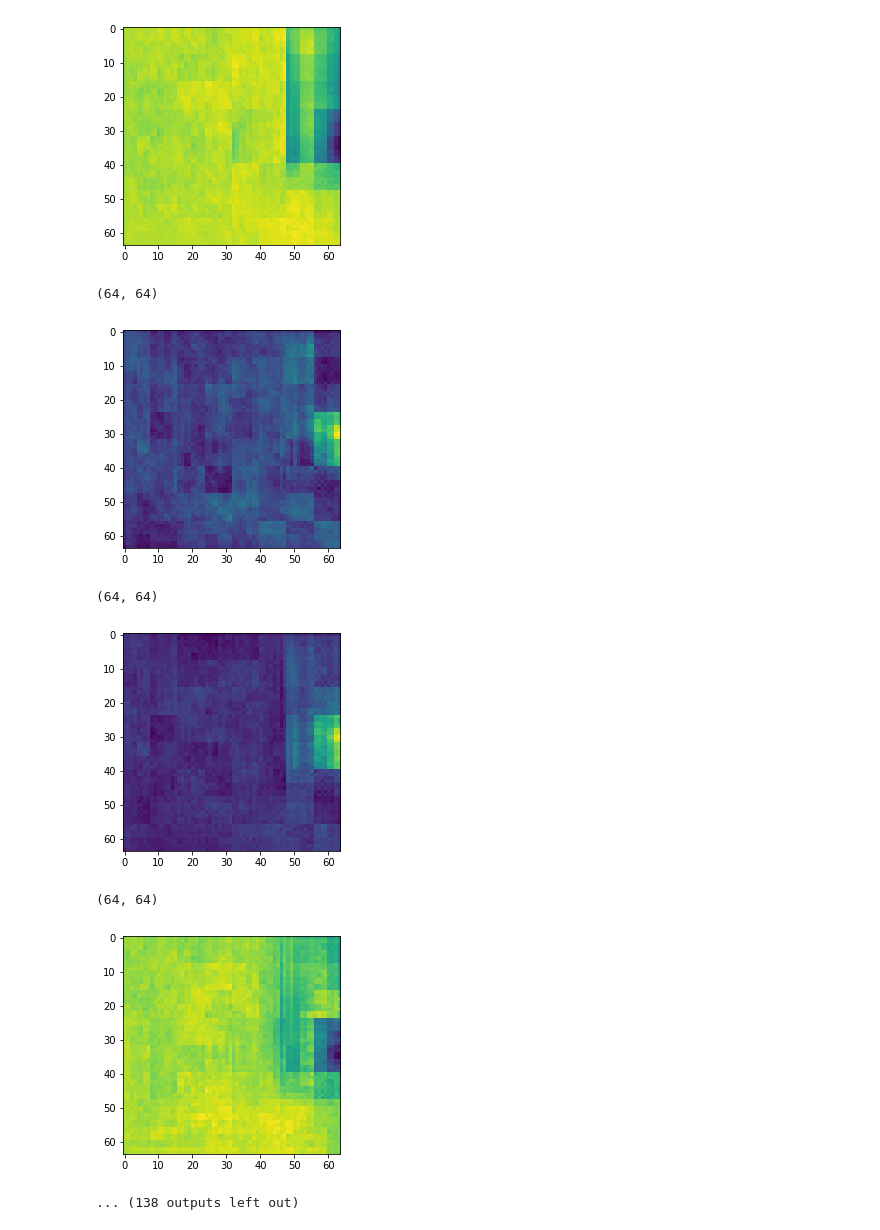
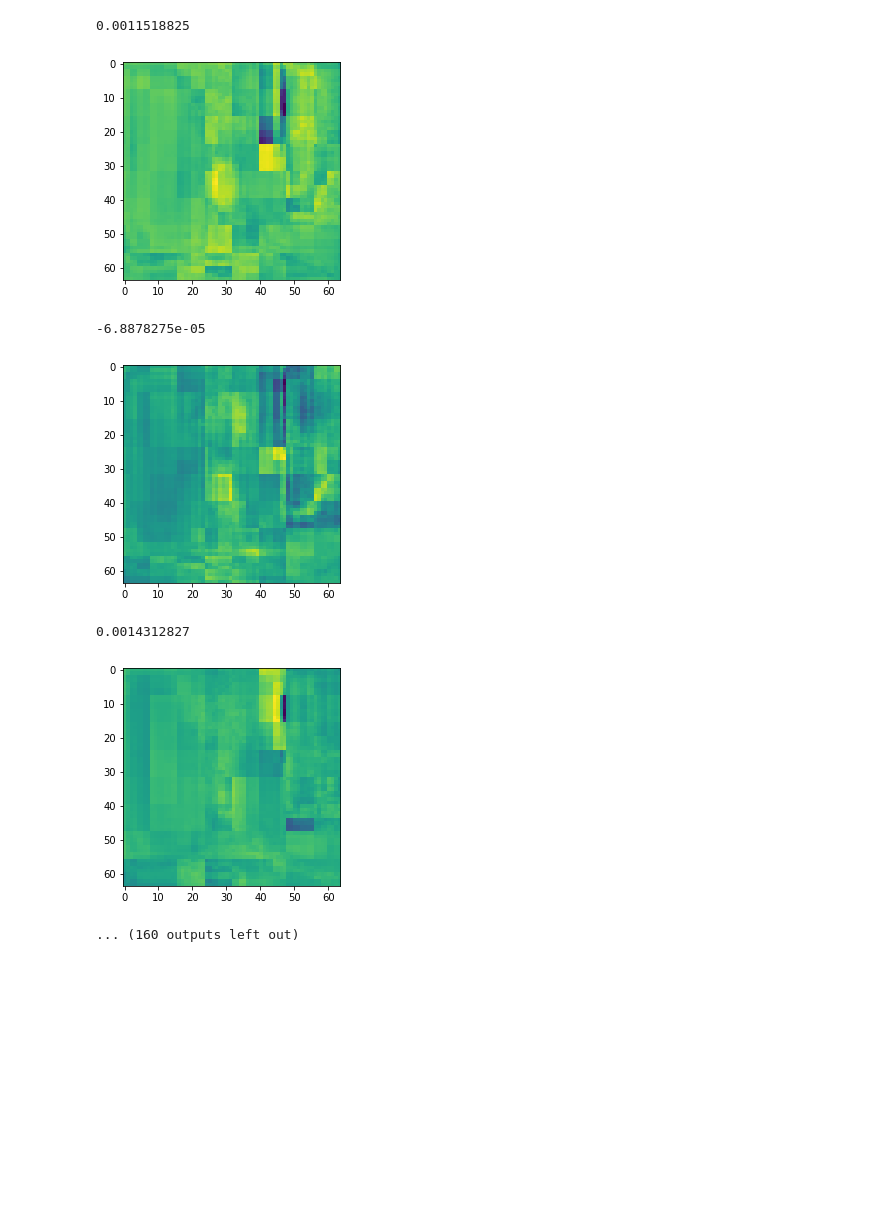
Before and after one commit to MetaDev/Stacked_Hourglass_Network_Keras, a Jupyter notebook: src/top/test_inference.ipynb, the cells around one changed output. Cells and saved outputs as stored; diff of their text form; code cells hidden in the pictures; blank space fills up the shorter version.

```diff
--- a/src/top/test_inference.ipynb
+++ b/src/top/test_inference.ipynb
@@ -30,14 +67,17 @@ img_dir="../../data/test_images"
 for file in os.listdir(img_dir):
     print(file)
     img_file=os.path.join(img_dir,file)
-    out,scale = xnet.inference_file(img_file)
+    image_data=imageio.imread(img_file)
+    out,scale = inference_file(img_file,xnet)
 
     kps = post_process_heatmap(out[0,:,:,:])
     #first element of batch
     out=out[0]
-    print(out.shape)
+    print(np.mean(image_data))
+    print(np.std(image_data))
+    print(np.shape(image_data))
     for j in range(out.shape[-1]):
-        print(out[:,:,j].shape)
+        print(np.mean(out[:,:,j]))
         plt.imshow(out[:,:,j])
         plt.show()
     mkps = list()
@@ -60,8 +103,7 @@ for file in os.listdir(img_dir):
+0.0011518825
-[figure, old version]
+[figure, new version]
-(64, 64)
+-6.8878275e-05
-[figure, old version]
+[figure, new version]
-(64, 64)
+0.0014312827
-[figure, old version]
+[figure, new version]
-(64, 64)
-[figure, removed]
-... (138 outputs left out)
+... (160 outputs left out)
```
Also changed, not shown: parts of 4 cells of this notebook, 6 other files.
